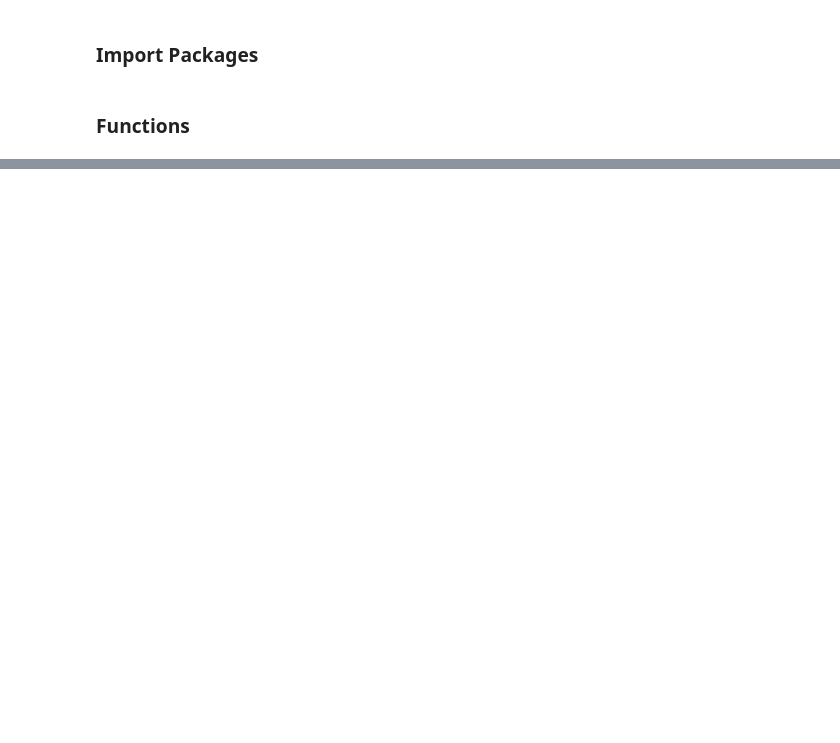
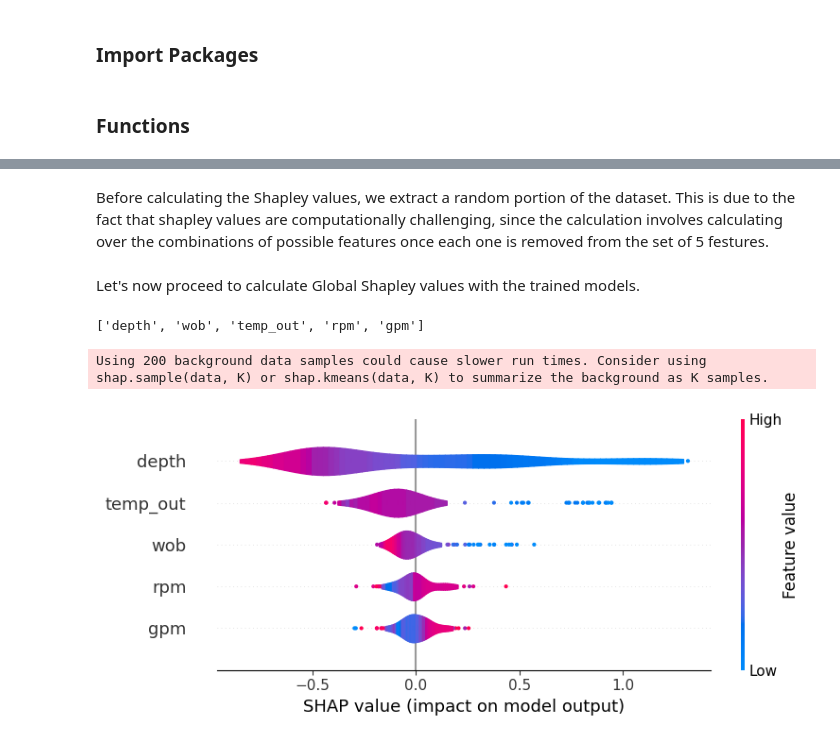
Before and after one commit to acmontesh/SSML, a Jupyter notebook: PGE383_Project_AbrahamMontes.ipynb, the cells around one changed output, grey strips where cells are left out. Drawn from its saved outputs; the diff is of its cells as text; code cells hidden in the pictures; blank space fills up the shorter version.

```diff
--- a/PGE383_Project_AbrahamMontes.ipynb
+++ b/PGE383_Project_AbrahamMontes.ipynb
@@ -93,0 +251,8 @@ Consider adding any information to promote your capabilities, interest in intern
+# %%
+model8 = skl.linear_model.LinearRegression()
+model9 = skl.linear_model.Ridge()
+model10 = skl.neighbors.KNeighborsRegressor(weights='distance', n_neighbors=10)
+
+models = [model8, model9, model10]
+for model in models:
+    model.fit(X,y.reshape(-1,))
@@ -93,0 +261,10 @@ Consider adding any information to promote your capabilities, interest in intern
+# %%
+model11 = skl.tree.DecisionTreeRegressor(max_leaf_nodes=10)
+model12 = skl.tree.DecisionTreeRegressor(max_leaf_nodes=30)
+model13 = skl.tree.DecisionTreeRegressor(max_leaf_nodes=50)
+model14 = skl.ensemble.RandomForestRegressor(n_estimators=100)
+model15 = skl.ensemble.RandomForestRegressor(n_estimators=500)
+
+models = [model11, model12, model13, model14, model15]
+for model in models:
+    model.fit(X,y.reshape(-1,))
@@ -93,0 +293,6 @@ Consider adding any information to promote your capabilities, interest in intern
+# %% [markdown]
+Before calculating the Shapley values, we extract a random portion of the dataset. This is due to the fact that shapley values are computationally challenging, since the calculation involves calculating over the combinations of possible features once each one is removed from the set of 5 festures.
+# %%
+X_subset = shap.sample(X, 200)  #Extracts a subset sample of 500 instances.
+# %% [markdown]
+Let's now proceed to calculate Global Shapley values with the trained models.
@@ -93,0 +315,13 @@ Consider adding any information to promote your capabilities, interest in intern
+# %%
+feature_names=list(my_data.columns) #This extracts the feature names from the original dataset
+feature_names.remove('rop')         #Removes the ROP, which is the response feature.
+feature_names
+# %% [output]
+['depth', 'wob', 'temp_out', 'rpm', 'gpm']
+# %%
+ex = shap.KernelExplainer(model10.predict, X_subset)
+shap_values = ex.shap_values(X_subset)
+shap.summary_plot(shap_values, X_subset, feature_names=feature_names, plot_type = "violin")
+# %% [output]
+Using 200 background data samples could cause slower run times. Consider using shap.sample(data, K) or shap.kmeans(data, K) to summarize the background as K samples.
+[figure, added]
```
Also changed, not shown: parts of 42 cells of this notebook.
